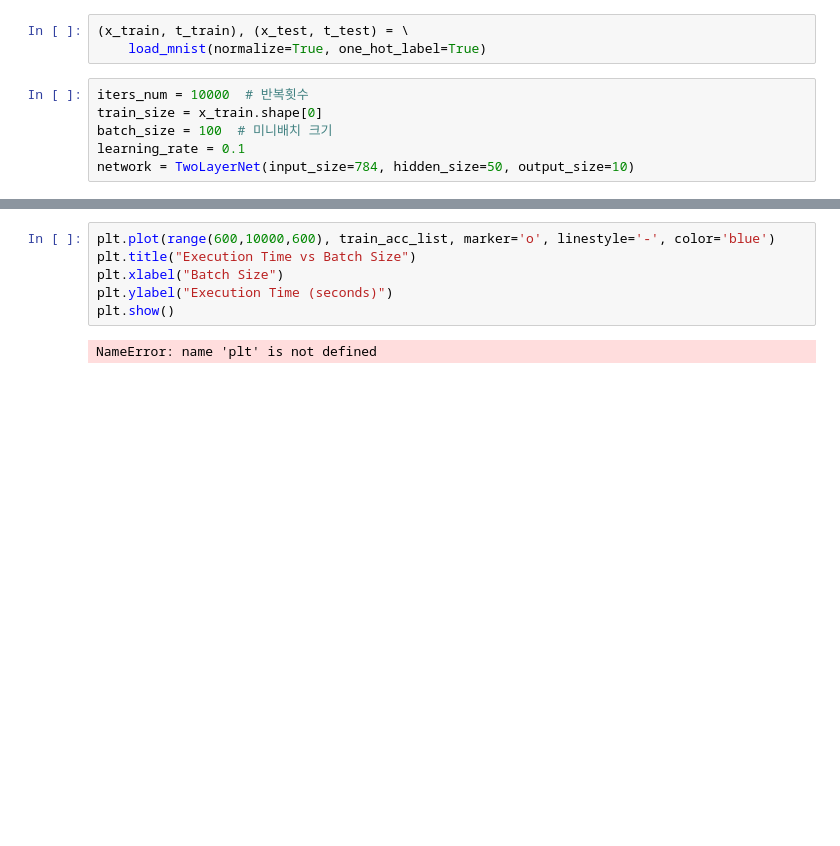
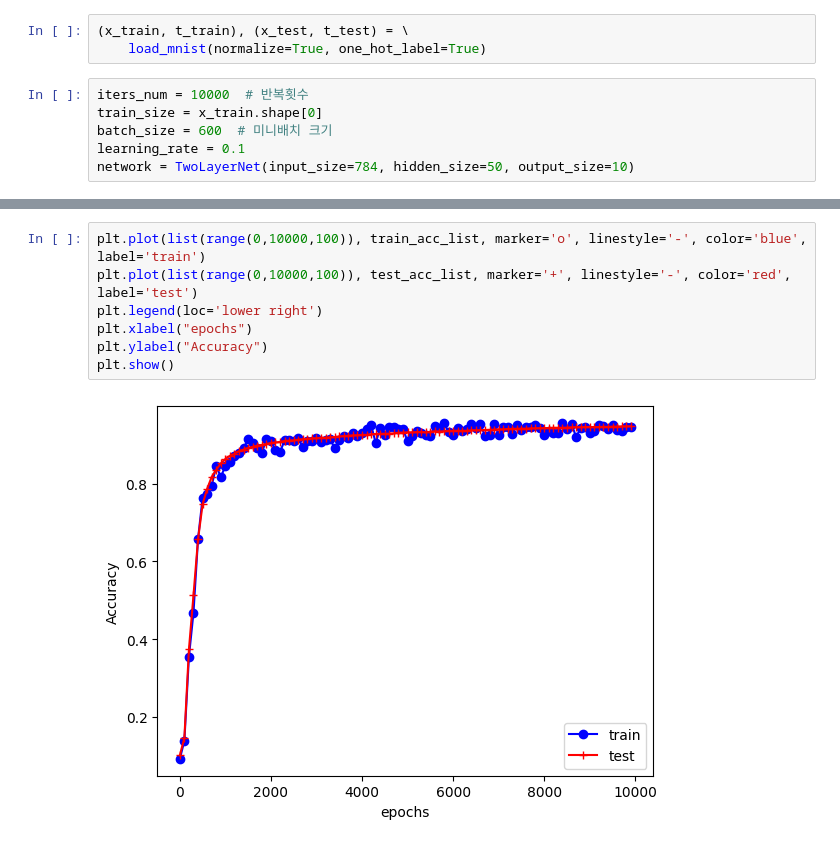
Before and after one commit to chanship72/deepbottom, a Jupyter notebook: chapter4/train_neuralnet.ipynb, the cells around one changed output, grey strips where cells are left out. Cells and saved outputs as stored; diff of their text form; blank space fills up the shorter version.

```diff
--- a/chapter4/train_neuralnet.ipynb
+++ b/chapter4/train_neuralnet.ipynb
@@ -86,7 +86,7 @@ class TwoLayerNet:
 # %%
 iters_num = 10000  # 반복횟수
 train_size = x_train.shape[0]
-batch_size = 100  # 미니배치 크기
+batch_size = 600  # 미니배치 크기
 learning_rate = 0.1
 network = TwoLayerNet(input_size=784, hidden_size=50, output_size=10)
 # %%
@@ -146,8 +146,9 @@ train acc, test acc | 0.97, 0.9453
 # %%
-plt.plot(range(600,10000,600), train_acc_list, marker='o', linestyle='-', color='blue')
-plt.title("Execution Time vs Batch Size")
-plt.xlabel("Batch Size")
-plt.ylabel("Execution Time (seconds)")
+plt.plot(list(range(0,10000,100)), train_acc_list, marker='o', linestyle='-', color='blue', label='train')
+plt.plot(list(range(0,10000,100)), test_acc_list, marker='+', linestyle='-', color='red', label='test')
+plt.legend(loc='lower right')
+plt.xlabel("epochs")
+plt.ylabel("Accuracy")
 plt.show()
 # %% [output]
-NameError: name 'plt' is not defined
+[figure, added]
```
Also changed, not shown: parts of 4 cells of this notebook, 12 other files.
